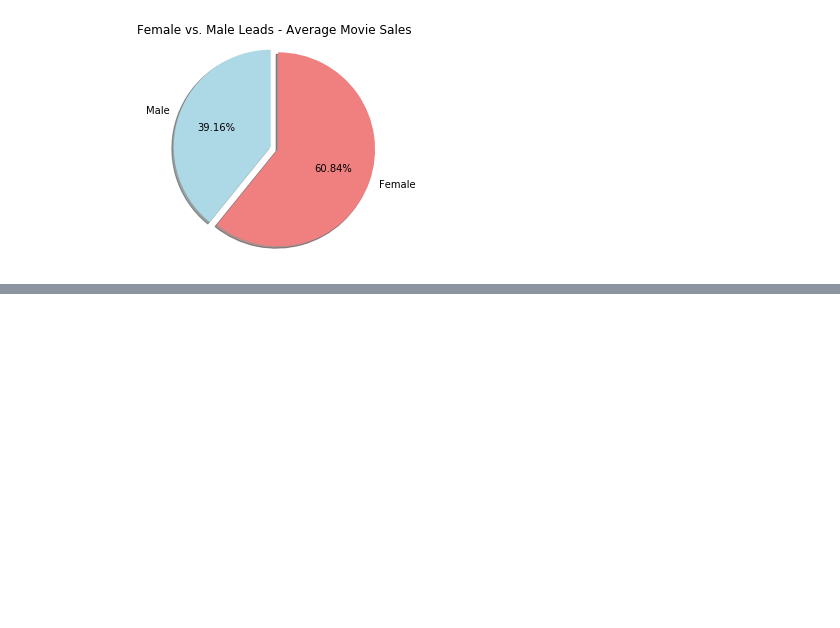
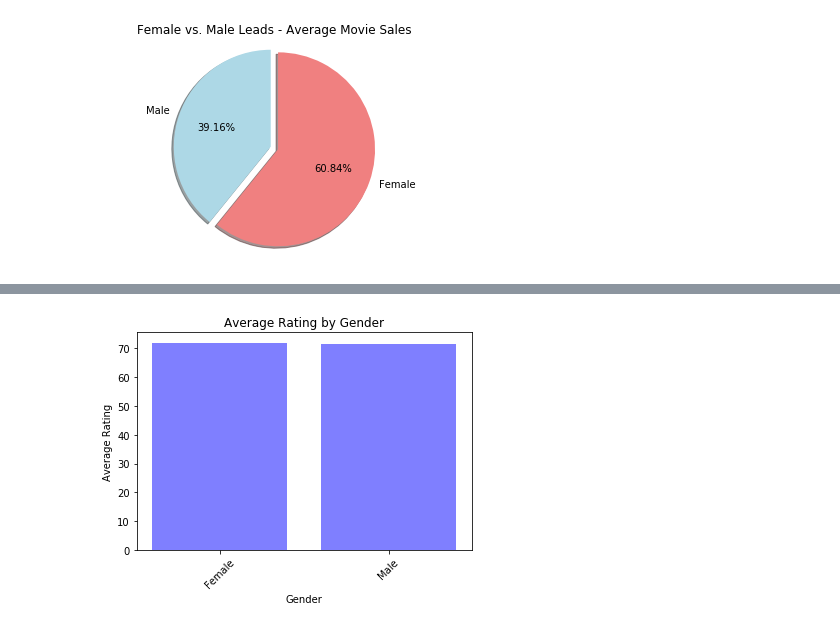
Before and after one commit to RyanSchraeder/Team-Aurora-Marvels, a Jupyter notebook: SuperHero_plots.ipynb, the cells around one changed output, grey strips where cells are left out. Saved outputs shown, nothing was run; the diff lists cells and outputs as text; code cells hidden in the pictures; blank space fills up the shorter version.

```diff
--- a/SuperHero_plots.ipynb
+++ b/SuperHero_plots.ipynb
@@ -185,0 +227,15 @@ plt.show()
+# %%
+# Set x axis and tick locations
+x_axis = np.arange(len(Superhero_Gender_AVG_df))
+plt.xticks(x_axis, Superhero_Gender_AVG_df.index, rotation = 45)
+plt.bar(x_axis, Superhero_Gender_AVG_df['Average Rating'], color='b', alpha=.5, align="center")
+
+#Labels and Title
+plt.xlabel("Gender")
+plt.ylabel("Average Rating")
+plt.title("Average Rating by Gender")
+plt.ylim
+
+plt.show()
+# %% [output]
+[figure, added]
```
Also changed, not shown: parts of 4 cells of this notebook.
